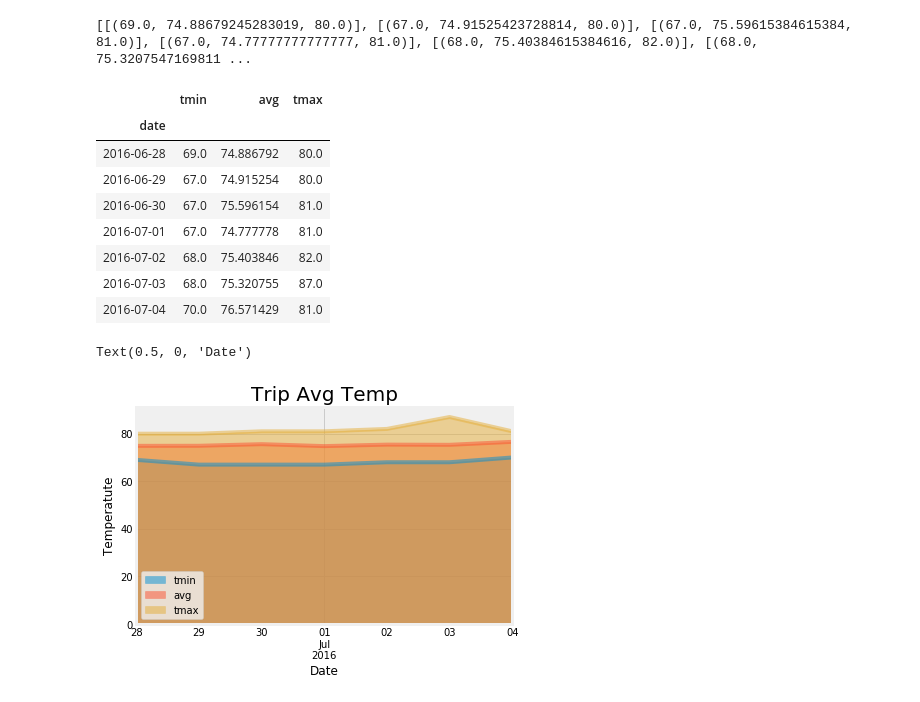
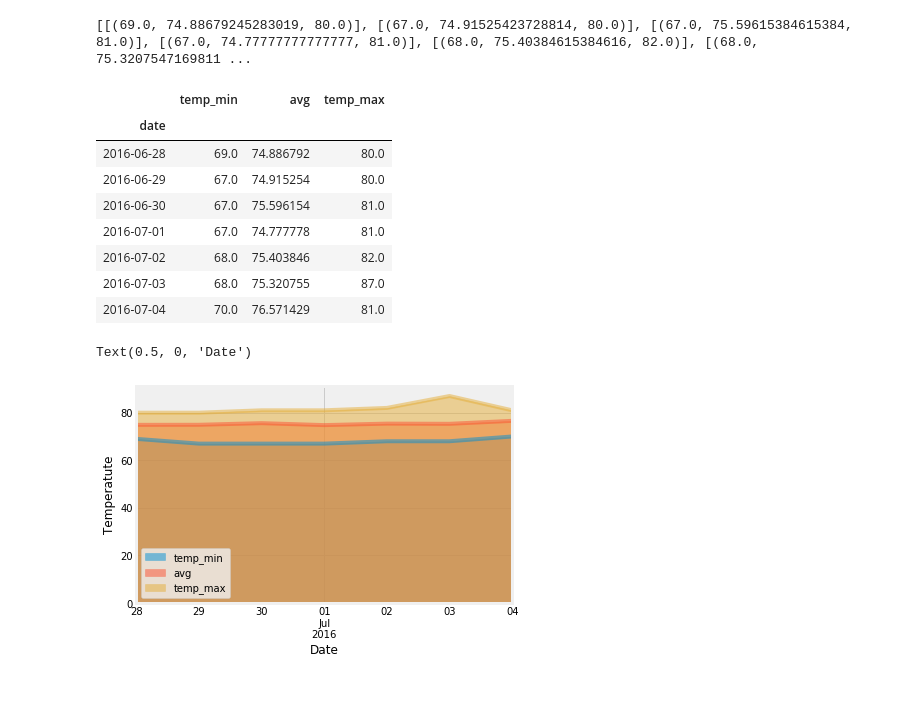
Before and after one commit to subilu84/sqlalchemy-challenge, a Jupyter notebook: climate_starter.ipynb, the cells around one changed output. Saved outputs shown, nothing was run; the diff lists cells and outputs as text; code cells hidden in the pictures.

```diff
--- a/climate_starter.ipynb
+++ b/climate_starter.ipynb
@@ -336,12 +336,12 @@ print(normals)
 normal = [(69.0, 74.88679245283019, 80.0), (67.0, 74.91525423728814, 80.0), (67.0, 75.59615384615384, 81.0), (67.0, 74.77777777777777, 81.0), (68.0, 75.40384615384616, 82.0), (68.0, 75.32075471698113, 87.0), (70.0, 76.57142857142857, 81.0)]
 # %%
 # Load the previous query results into a Pandas DataFrame and add the `trip_dates` range as the `date` index
-df4 = pd.DataFrame(normal, columns=['tmin', 'avg', 'tmax'])
+df4 = pd.DataFrame(normal, columns=['temp_min', 'avg', 'temp_max'])
 df4['date'] = dates
 df4.set_index(['date'], inplace =True)
 df4
 # %% [output]
-|  | tmin | avg | tmax |
+|  | temp_min | avg | temp_max |
 | date |  |  |  |
 | 2016-06-28 | 69.0 | 74.886792 | 80.0 |
 | 2016-06-29 | 67.0 | 74.915254 | 80.0 |
@@ -353,9 +353,8 @@ df4
 # %%
 # Plot the daily normals as an area plot with `stacked=False`
 df4.plot.area(stacked=False)
-plt.title("Trip Avg Temp", fontsize=20)
 plt.ylabel("Temperatute")
 plt.xlabel("Date")
 # %% [output]
 Text(0.5, 0, 'Date')
-[figure, old version]
+[figure, new version]
```
Also changed, not shown: parts of 1 cell of this notebook.
